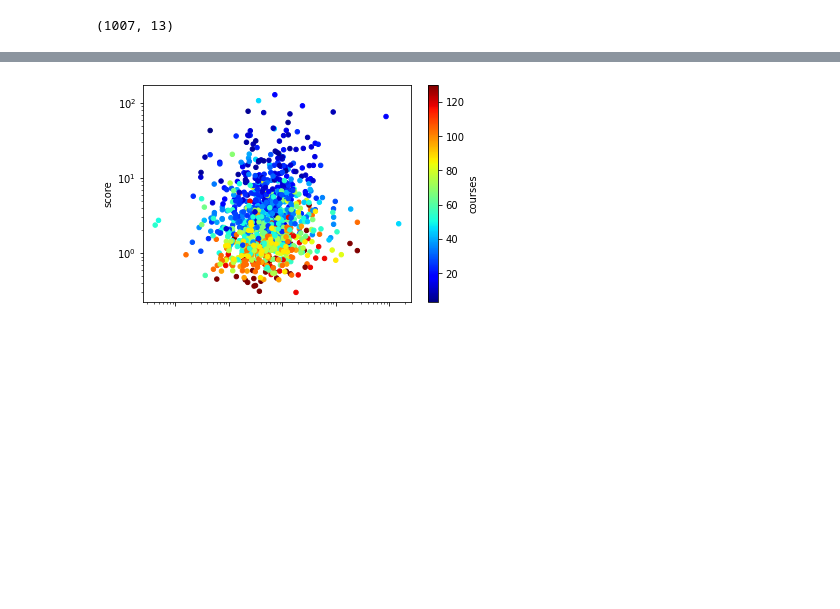
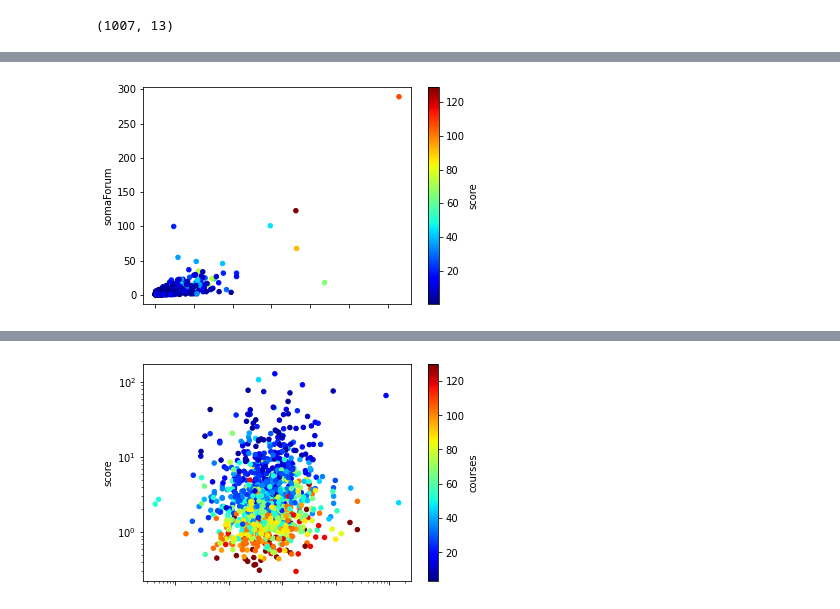
Before and after one commit to jo-nsc/distance-education-2020, a Jupyter notebook: analise_perfil_alunos.ipynb, the cells around one changed output, grey strips where cells are left out. Cells and saved outputs as stored; diff of their text form; code cells hidden in the pictures; blank space fills up the shorter version.

```diff
--- a/analise_perfil_alunos.ipynb
+++ b/analise_perfil_alunos.ipynb
@@ -415,0 +441,5 @@ plt.show()
+# %%
+scoreFreq.plot(kind='scatter',x='somaEx',y='somaForum',colormap='jet',c='score')
+plt.show()
+# %% [output]
+[figure, added]
```
Also changed, not shown: parts of 10 cells of this notebook.
